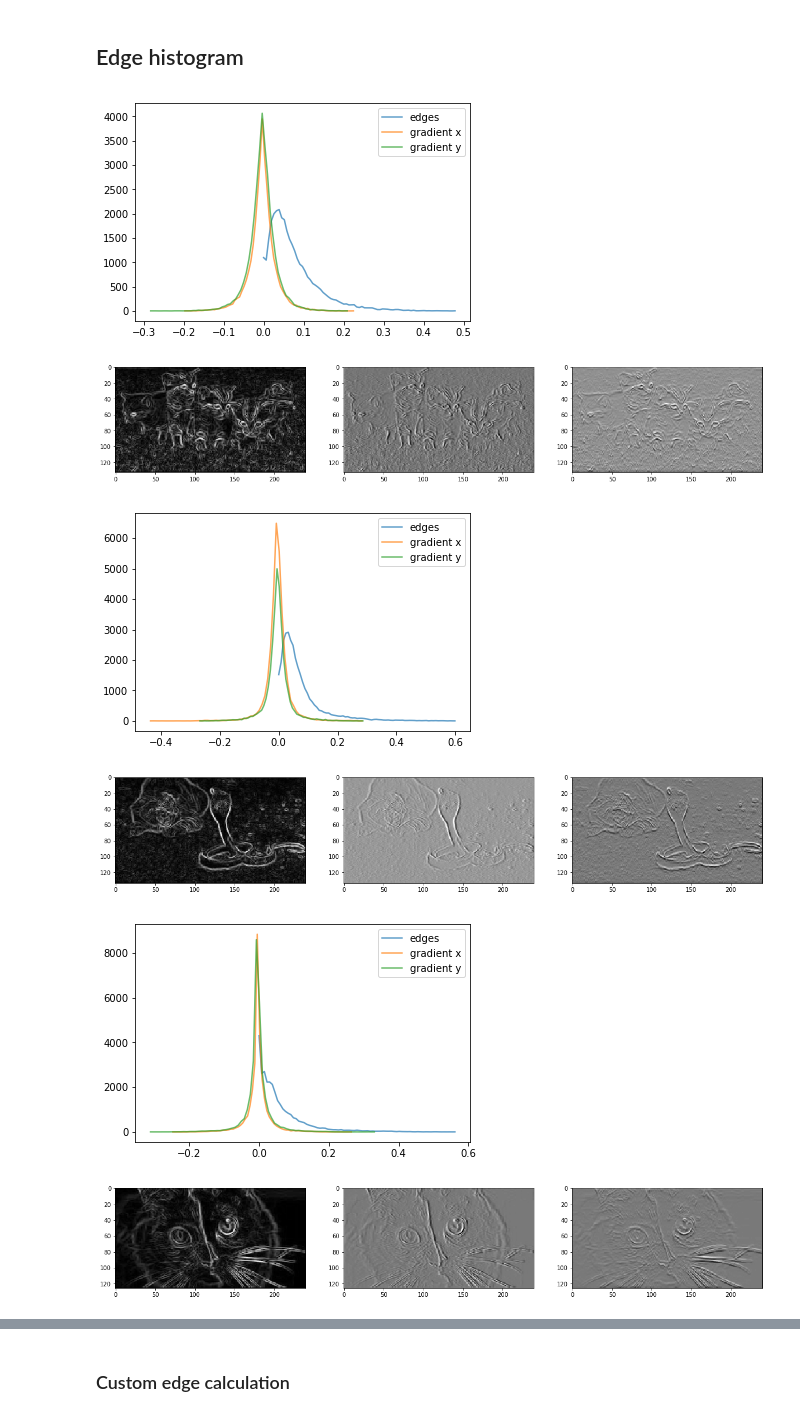
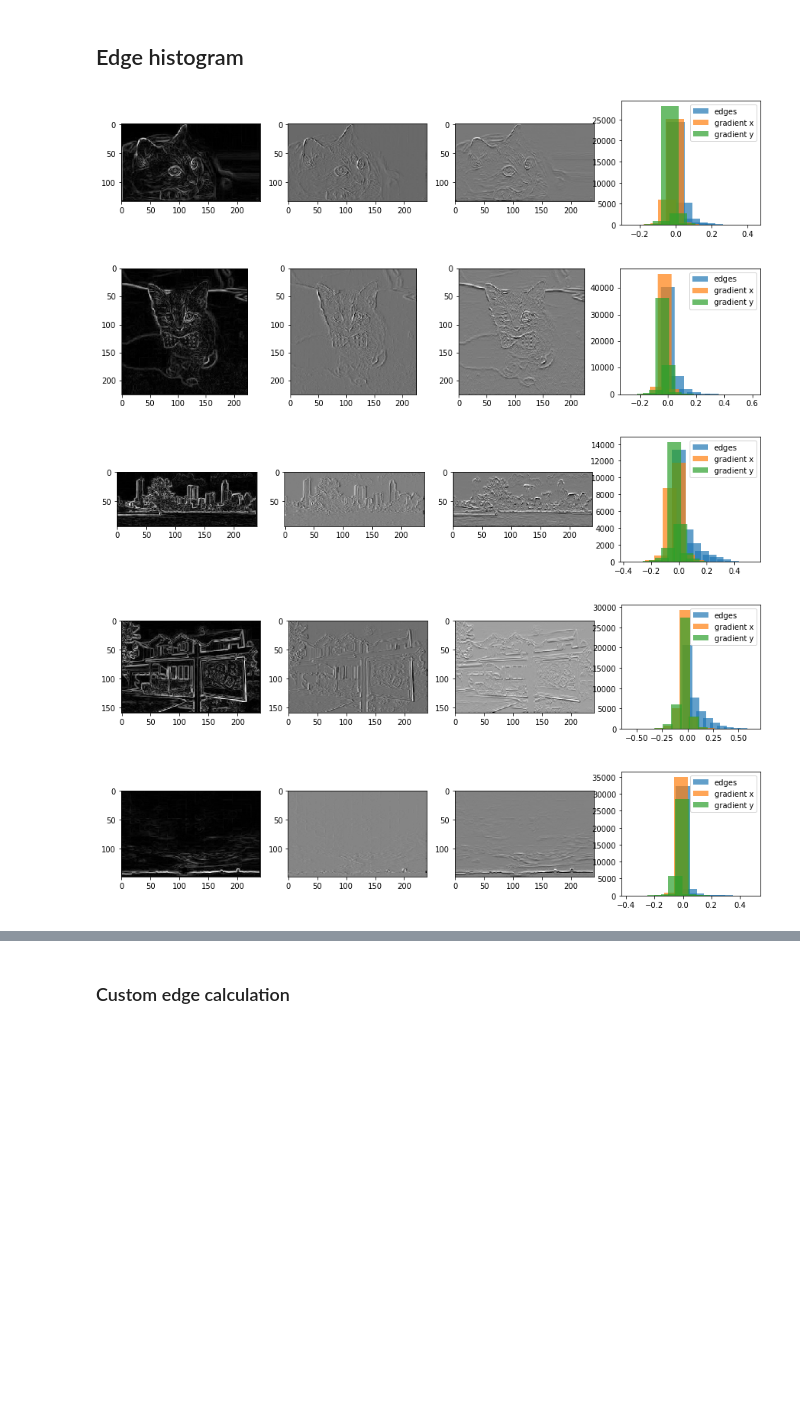
Before and after one commit to patricsteiner/image_clustering, a Jupyter notebook: intelligent_image_clustering.ipynb, the cells around one changed output, grey strips where cells are left out. Cells and saved outputs as stored; diff of their text form; code cells hidden in the pictures; blank space fills up the shorter version.

```diff
--- a/intelligent_image_clustering.ipynb
+++ b/intelligent_image_clustering.ipynb
@@ -33,6 +33,8 @@ X = np.ones(shape=(len(images), 0)) # initialize feature matrix X
 X.shape
 # %% [output]
 (229, 0)
+# %%
+sample_images = [3, 13, 52, 151, 212]
 # %% [markdown]
 ## HSV histogram
 # %%
@@ -102,36 +112,37 @@ X = np.column_stack((X, features)) # add new features to feature matrix X
 # %%
 from skimage.filters import sobel
 
-n_features = 75
+# TODO: sub-sample the image and dont count bins for 0-values
+
+n_features = 10
 features = np.ones(shape=(len(images), n_features*2)) # initialize feature matrix
 
 for i, image in enumerate(images):
     edges = sobel(image.convert('HSV').getchannel('V'))
     hist, bins = np.histogram(edges, bins=n_features)
     grad_y, grad_x = np.gradient(edges)
     hist_x, bins_x = np.histogram(grad_x, bins=n_features)
     hist_y, bins_y = np.histogram(grad_y, bins=n_features)
     features[i] = np.append(hist_x, hist_y)
-    if i < 5:
-        plt.figure()
-        plt.plot(bins[:-1], hist, alpha=.7, label='edges') # use the gradients or magnitues?
-        plt.plot(bins_x[:-1], hist_x, alpha=.7, label='gradient x')
-        plt.plot(bins_y[:-1], hist_y, alpha=.7, label='gradient y')
+    if i in sample_images:
+        plt.figure(figsize=(15, 3))
+        plt.subplot(141)
+        plt.imshow(edges, cmap='gray')
+        plt.subplot(142)
+        plt.imshow(grad_x, cmap='gray')
+        plt.subplot(143)
+        plt.imshow(grad_y, cmap='gray')
+        plt.subplot(144)
+        plt.bar(bins[:-1], hist, alpha=.7, label='edges', width=0.1) # use the gradients or magnitues?
+        plt.bar(bins_x[:-1], hist_x, alpha=.7, label='gradient x', width=0.1)
+        plt.bar(bins_y[:-1], hist_y, alpha=.7, label='gradient y', width=0.1)
         plt.legend()
-        plt.show()
-        plt.figure(figsize=(20, 5))
-        plt.subplot(1,3,1)
-        plt.imshow(edges, cmap='gray')
-        plt.subplot(1,3,2)
-        plt.imshow(grad_x, cmap='gray')
-        plt.subplot(1,3,3)
-        plt.imshow(grad_y, cmap='gray')
+        #print(grad_x)
 
 X = np.column_stack((X, features)) # add new features to feature matrix X
 # %% [output]
-[figure, old version]
+[figure, new version]
-[figure, old version]
+[figure, new version]
-[figure, old version]
+[figure, new version]
-[figure, old version]
+[figure, new version]
-[figure, old version]
+[figure, new version]
-[figure, removed]
```
Also changed, not shown: parts of 4 cells of this notebook.
